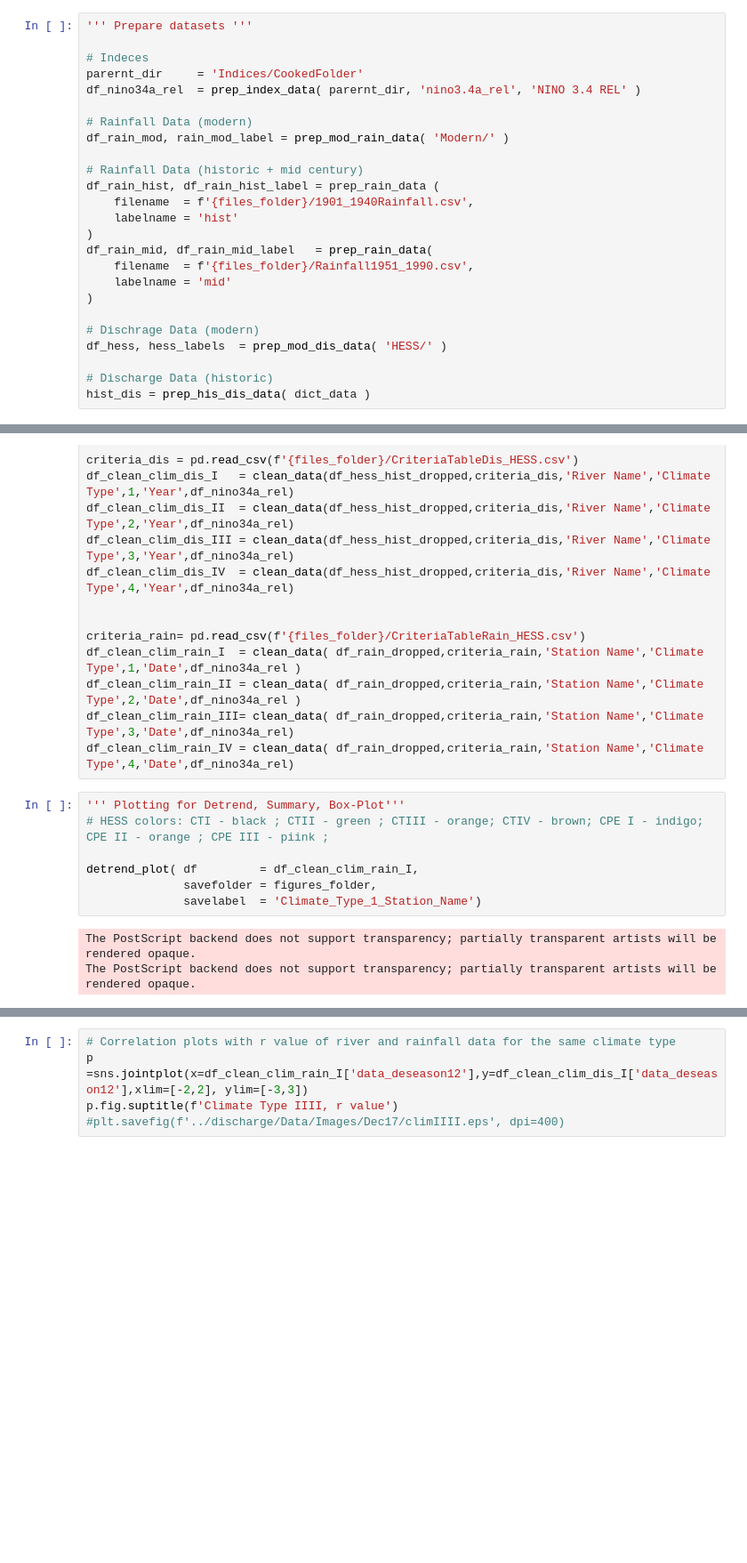
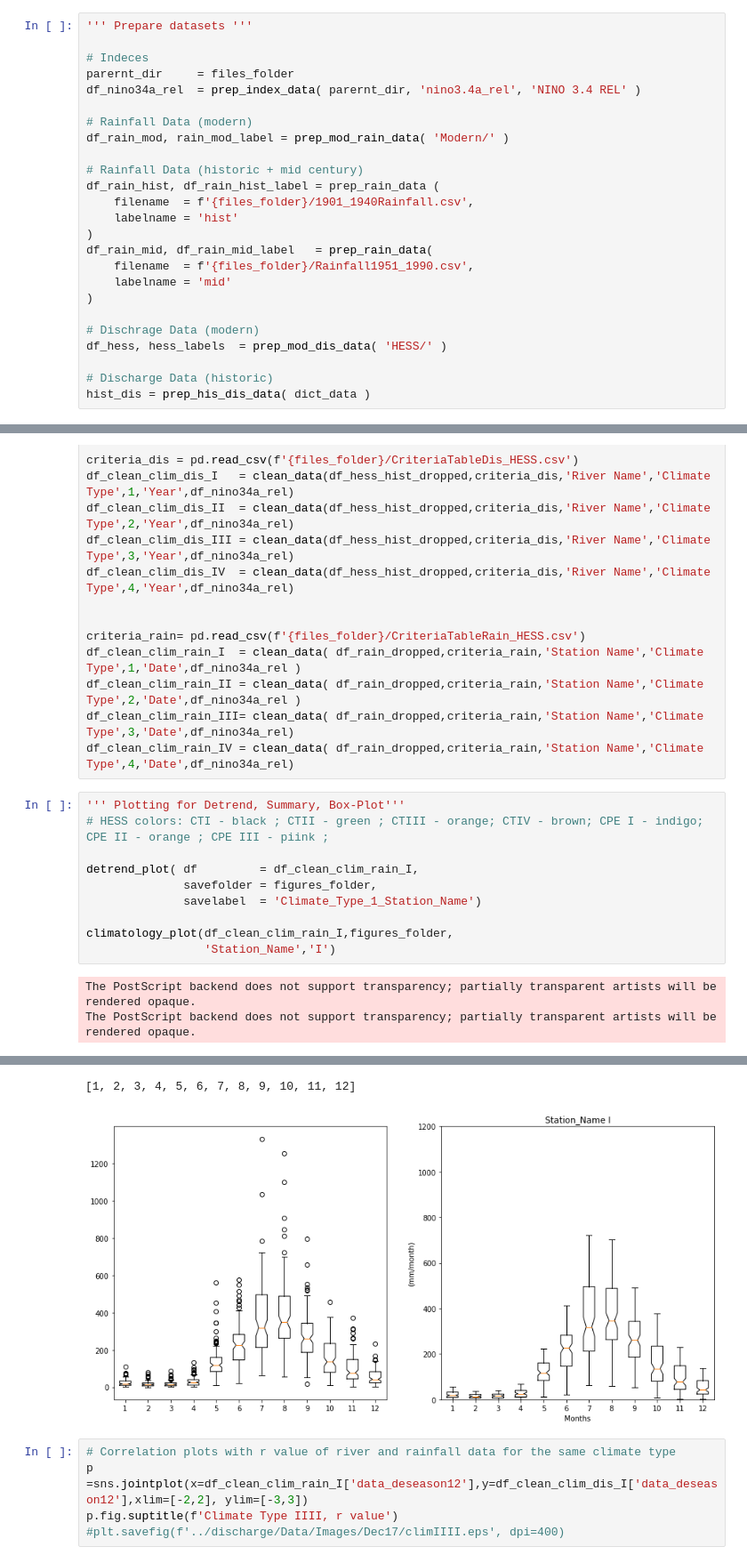
Before and after one commit to nsekhon91/discharge, a Jupyter notebook: ENSO.ipynb, the cells around one changed output, grey strips where cells are left out. Shown: that part at 89% size. Saved outputs shown, nothing was run; the diff lists cells and outputs as text; blank space fills up the shorter version.

Commit message:
Updated figure functios

```diff
--- a/ENSO.ipynb
+++ b/ENSO.ipynb
@@ -91,7 +93,7 @@ for name in l_files:
 ''' Prepare datasets '''
 
 # Indeces
-parernt_dir     = 'Indices/CookedFolder'
+parernt_dir     = files_folder
 df_nino34a_rel  = prep_index_data( parernt_dir, 'nino3.4a_rel', 'NINO 3.4 REL' )
 
 # Rainfall Data (modern)
@@ -274,14 +276,19 @@ df_clean_clim_rain_IV = clean_data( df_rain_dropped,criteria_rain,'Station Name'
 # %%
 ''' Plotting for Detrend, Summary, Box-Plot'''
 # HESS colors: CTI - black ; CTII - green ; CTIII - orange; CTIV - brown; CPE I - indigo; CPE II - orange ; CPE III - piink ;
 
 detrend_plot( df         = df_clean_clim_rain_I,
               savefolder = figures_folder,
               savelabel  = 'Climate_Type_1_Station_Name')
+
+climatology_plot(df_clean_clim_rain_I,figures_folder,
+                 'Station_Name','I')
 # %% [output]
 The PostScript backend does not support transparency; partially transparent artists will be rendered opaque.
 The PostScript backend does not support transparency; partially transparent artists will be rendered opaque.
 [figure]
+[1, 2, 3, 4, 5, 6, 7, 8, 9, 10, 11, 12]
+[figure, added]
 # %%
 # Correlation plots with r value of river and rainfall data for the same climate type
 p =sns.jointplot(x=df_clean_clim_rain_I['data_deseason12'],y=df_clean_clim_dis_I['data_deseason12'],xlim=[-2,2], ylim=[-3,3])
```
Also changed, not shown: parts of 1 cell of this notebook, 1 other file.
